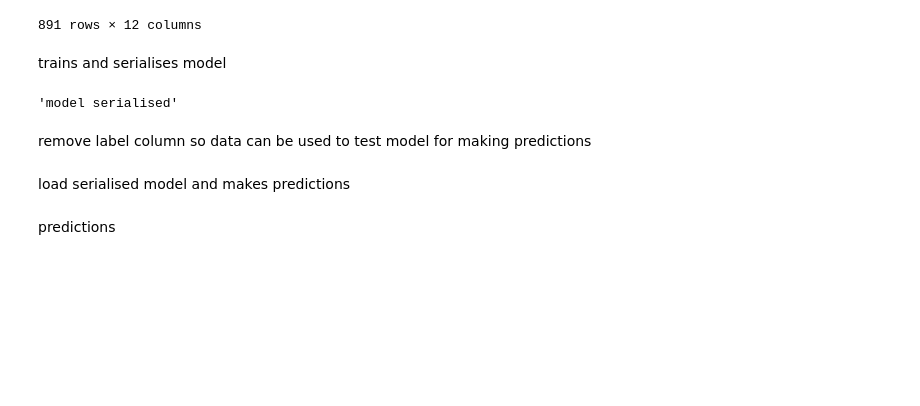
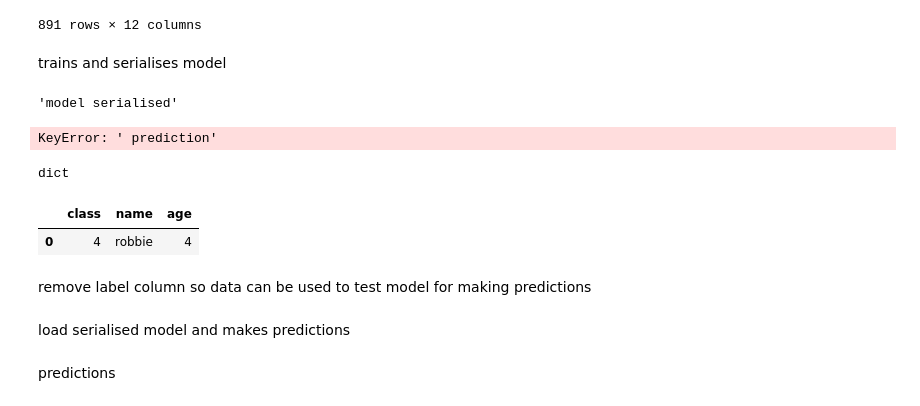
Before and after one commit to Robbie632/fullstackML, a Jupyter notebook: ml/notebooks/robbie/testFunctions.ipynb, the cells around one changed output. Drawn from its saved outputs; the diff is of its cells as text; code cells hidden in the pictures; blank space fills up the shorter version.

```diff
--- a/ml/notebooks/robbie/testFunctions.ipynb
+++ b/ml/notebooks/robbie/testFunctions.ipynb
@@ -107,0 +112,10 @@ train(checkedData, encode_cabin, extract_cabin_number ,encode_title, './models')
+# %%
+"\{ prediction: {prediction} \}".format()
+# %% [output]
+KeyError: ' prediction'
+# %%
+type({'a':1})
+# %% [output]
+dict
+# %%
+testdict = dict({'class':4, 'name':'robbie', 'age':4})
@@ -108,3 +124,8 @@ train(checkedData, encode_cabin, extract_cabin_number ,encode_title, './models')
+# %%
+pd.DataFrame(testdict, index = [0])
+# %% [output]
+|  | class | name | age |
+| 0 | 4 | robbie | 4 |
 # %% [markdown]
 remove label column so data can be used to test model for making predictions
 # %%
```
Also changed, not shown: parts of 3 cells of this notebook, 3 other files.
